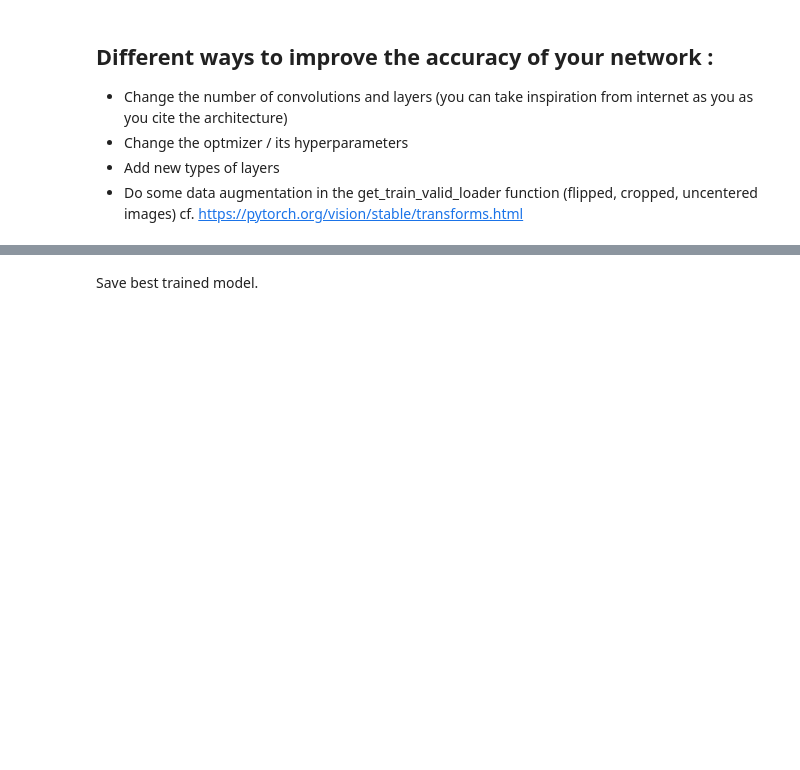
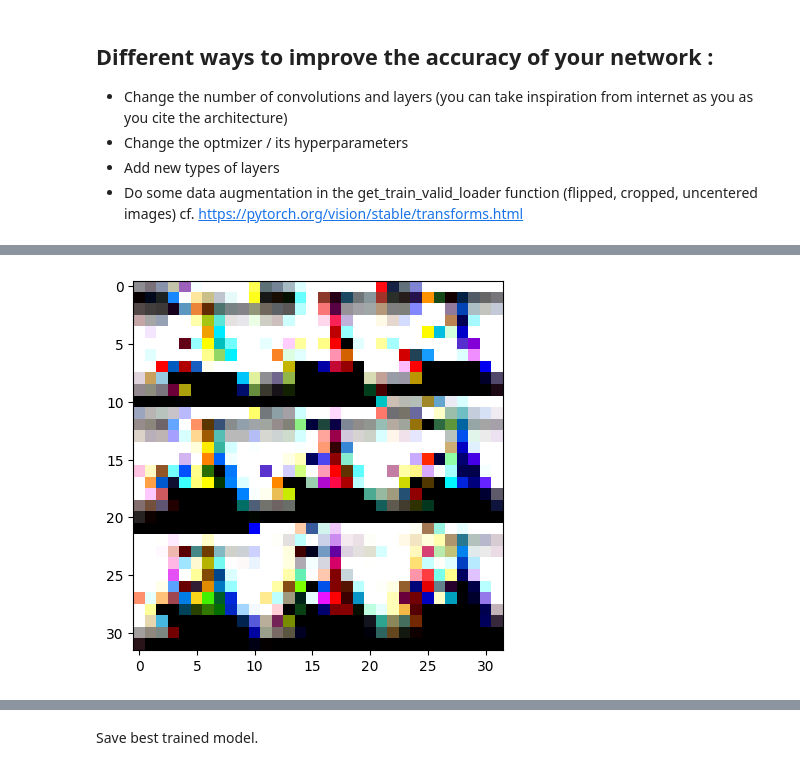
Before and after one commit to Skaims/DLAV, a Jupyter notebook: graded_homework/hw1/CNN Exercice.ipynb, the cells around one changed output, grey strips where cells are left out. Cells and saved outputs as stored; diff of their text form; code cells hidden in the pictures; blank space fills up the shorter version.

```diff
--- a/graded_homework/hw1/CNN Exercice.ipynb
+++ b/graded_homework/hw1/CNN Exercice.ipynb
@@ -274,10 +291,10 @@ net = ConvNet()
 # Choose an Optimizer that will be used to minimize the loss function.         #
 # Choose a critera that measures the loss                                      #
 ################################################################################
-criterion = ..............
-optimizer = ..............
+criterion = nn.CrossEntropyLoss()
+optimizer = torch.optim.Adam(net.parameters(), lr=0.001)
 
-epochs = 1
+epochs = 3
 steps = 0
 running_loss = 0
 print_every = 20
@@ -286,13 +303,19 @@ for e in range(epochs):
     for images, labels in iter(trainloader):
 
         steps += 1
+        if steps == 1:
+          plt.imshow(images[20].numpy().reshape(32,32,3))
+          plt.show()
         ################################################################################
         # TODO:                                                                        #
         # Run the training process                                                     #
         #                                                                              #
         #                                                                              #
         ################################################################################
-        pass
+        optimizer.zero_grad()
+
+        output = net(images)
+        targets = labels
         ################################################################################
         #                              END OF YOUR CODE                                #
         ################################################################################
@@ -304,7 +327,8 @@ for e in range(epochs):
         #                                                                              #
         # HINT: Calculate the gradient and move one step further                       #
         ################################################################################
-        pass
+        loss.backward()
+        optimizer.step()
         ################################################################################
         #                              END OF YOUR CODE                                #
         ################################################################################
@@ -321,7 +345,10 @@ for e in range(epochs):
                 # TODO:                                                                        #
                 # Calculate the accuracy                                                       #
                 ################################################################################
-                pass
+                outputs = net(images)
+                _, predicted = torch.max(outputs, 1)
+
+                accuracy += (predicted == labels).float().mean()
                 ################################################################################
                 #                              END OF YOUR CODE                                #
                 ################################################################################
@@ -333,3 +360,4 @@ for e in range(epochs):
                  )
             running_loss = 0
             start = time.time()
+# %% [output]
@@ -335,0 +365 @@ for e in range(epochs):
+[figure, added]
```
Also changed, not shown: parts of 7 cells of this notebook.
